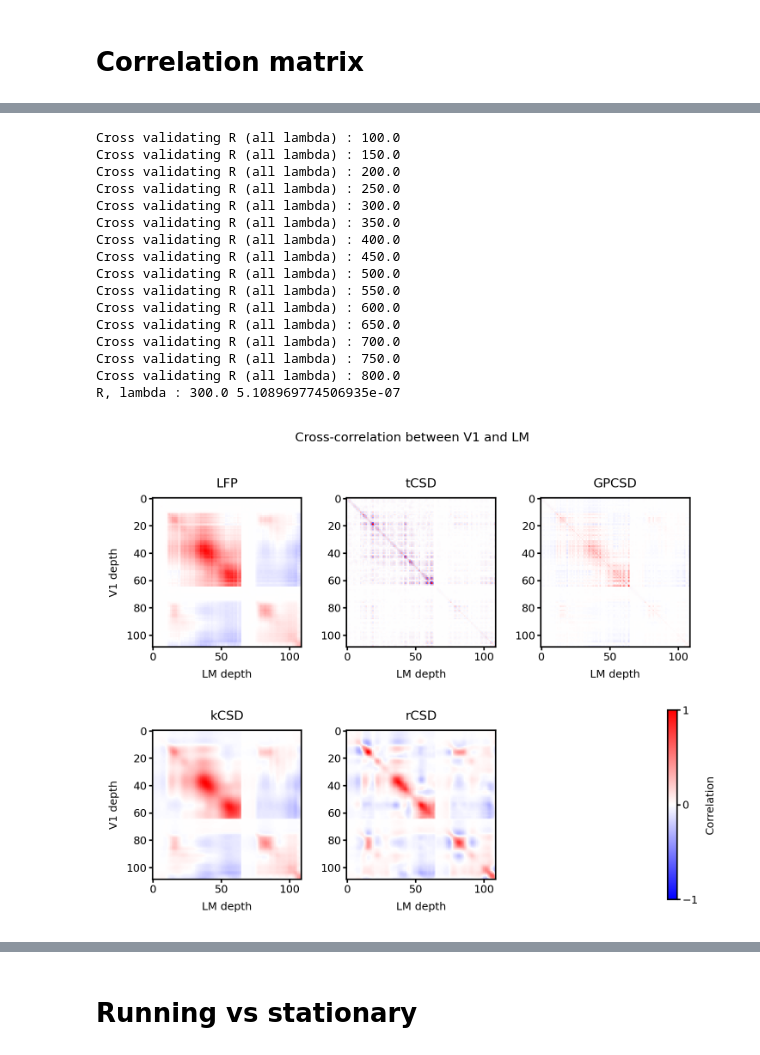
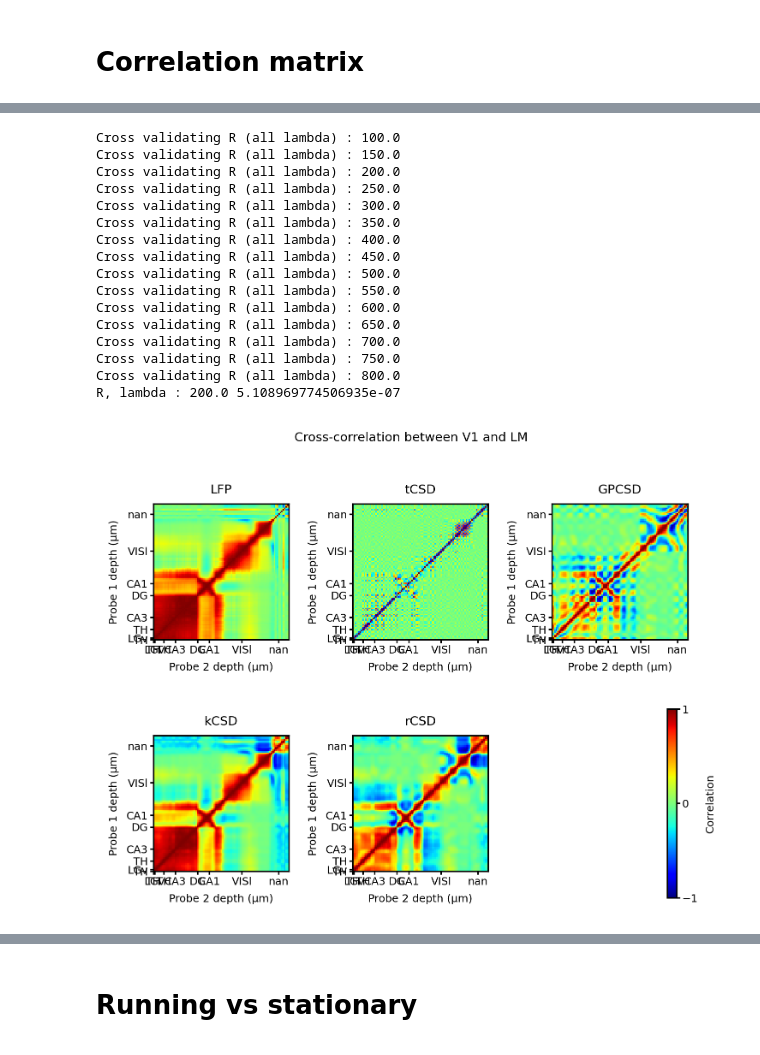
Before and after one commit to Qi-Xin/rCSD, a Jupyter notebook: simulated.ipynb, the cells around one changed output, grey strips where cells are left out. Saved outputs shown, nothing was run; the diff lists cells and outputs as text; code cells hidden in the pictures.

```diff
--- a/simulated.ipynb
+++ b/simulated.ipynb
@@ -962,16 +1194,17 @@ Cross validating R (all lambda) : 800.0
 R, lambda : 150.0 5.108969774506935e-07
 # %%
 # Load experimental data
-data = np.load('/home/qix/user_data/LFP/lfp_798911424_800036202.npy', allow_pickle=True)
-V1 = data.item()  # Convert from np.ndarray to dict
+data = np.load('/home/qix/user_data/LFP/lfp_757216464_769322751.npy', allow_pickle=True)
+LM = data.item()  # Convert from np.ndarray to dict
 # locationA, aligned_lfp3d, mean_lfp, aligned_lfp, structure_acronyms, intervals
 
-lfp = V1['aligned_lfp3d'].values.transpose((0, 2, 1))
+
+lfp = LM['aligned_lfp3d'].values.transpose((0, 2, 1))
 # lfp = lfp.mean(axis=2)[:, :, None]
 
 
 ntrial = 150
-x = V1['locationA'][:, 0]      # LFP spatial locations , microns
+x = LM['locationA'][:, 0]      # LFP spatial locations , microns
 x = x[:, None]
 nx = len(x)
 # CSD spatial locations , microns
@@ -999,8 +1232,8 @@ tcsd = predict_csd.predictcsd_trad_1d(lfp)
 ### GPCSD
 gpcsd = GPCSD1D(lfp, x, t)
 gpcsd.fit(n_restarts=10)
-# gpcsd.R['value'] = 150
-# gpcsd.spatial_cov.params['ell']['value'] = 200
+gpcsd.R['value'] = 150
+gpcsd.spatial_cov.params['ell']['value'] = 200
 gpcsd.predict(z, t)
 gpcsd_pred = gpcsd.csd_pred
 
@@ -1022,6 +1255,7 @@ rcsd_pred = rcsd.predict(parallel=False)
 
 # Collect all LFP and CSD predictions in a dictionary
 LM_results = {
+    'z': z,
     'lfp': lfp,
     'tcsd': tcsd,
     'gpcsd': gpcsd_pred,
@@ -1044,47 +1278,58 @@ Cross validating R (all lambda) : 650.0
 Cross validating R (all lambda) : 700.0
 Cross validating R (all lambda) : 750.0
 Cross validating R (all lambda) : 800.0
-R, lambda : 300.0 5.108969774506935e-07
+R, lambda : 200.0 5.108969774506935e-07
+# %%
+method = 'gpcsd'
+v1_data = V1_results[method].reshape(V1_results[method].shape[0], -1)
+lm_data = LM_results[method].reshape(LM_results[method].shape[0], -1)
+
+# Calculate correlation matrix between V1 and LM
+cross_corr = np.corrcoef(v1_data, lm_data)
 # %%
 # Calculate cross-correlation between V1 and LM
 utils.use_pdf_plot()
 
 fig, axes = plt.subplots(2, 3, figsize=(5, 4), dpi=300)
 fig.suptitle('Cross-correlation between V1 and LM')
 
 methods = ['lfp', 'tcsd', 'gpcsd', 'kcsd', 'rcsd']
 titles = ['LFP', 'tCSD', 'GPCSD', 'kCSD', 'rCSD']
 
 for i, (method, title) in enumerate(zip(methods, titles)):
     # Reshape data to 2D (channels x (time*trials))
     v1_data = V1_results[method].reshape(V1_results[method].shape[0], -1)
     lm_data = LM_results[method].reshape(LM_results[method].shape[0], -1)
 
     # Calculate correlation matrix between V1 and LM
-    cross_corr = np.cov(v1_data, lm_data)[27:, 27:]
-    cross_corr /= np.abs(cross_corr).max()
-    # Flip the correlation matrix vertically
-    cross_corr = np.flipud(np.fliplr(cross_corr))
+    cross_corr = np.corrcoef(v1_data, lm_data)
+    # cross_corr /= np.abs(cross_corr).max()
 
     # Plot correlation matrix
     row = i // 3
     col = i % 3
-    im = axes[row, col].imshow(cross_corr, cmap='bwr', vmin=-1, vmax=1)
+    im = axes[row, col].imshow(cross_corr, cmap='jet', vmin=-1, vmax=1)
+    axes[row, col].set_xlim(0, len(LM_results["z"])-1)
+    axes[row, col].set_ylim(0, len(V1_results["z"])-1)
+
     axes[row, col].set_title(title)
-    axes[row, col].set_xlabel('LM depth')
-    if col == 0:  # Only show y-label for first plot in each row
-        axes[row, col].set_ylabel('V1 depth')
-    else:
-        axes[row, col].set_ylabel('')
+    axes[row, col].set_xlabel('Probe 2 depth (μm)')
+    axes[row, col].set_xticks(LM['intervals'][:-1].flatten())
+    axes[row, col].set_xticklabels(LM['structure_acronyms'])
+    axes[row, col].set_ylabel('Probe 1 depth (μm)')
+    axes[row, col].set_yticks(V1['intervals'][:-1].flatten())
+    axes[row, col].set_yticklabels(V1['structure_acronyms'])
+
+
 
 # Hide the empty subplot
 axes[1, 2].axis('off')
 cbar = fig.colorbar(im, ax=axes[1,2], label='Correlation', ticks=[-1, 0, 1])
 
 
 plt.tight_layout()
 plt.show()
 
 f.savefig('figures/figure_4_allen_corr.pdf', bbox_inches='tight', dpi=300)
 # %% [output]
-[figure, old version]
+[figure, new version]
```
Also changed, not shown: parts of 25 cells of this notebook, 6 other files.
